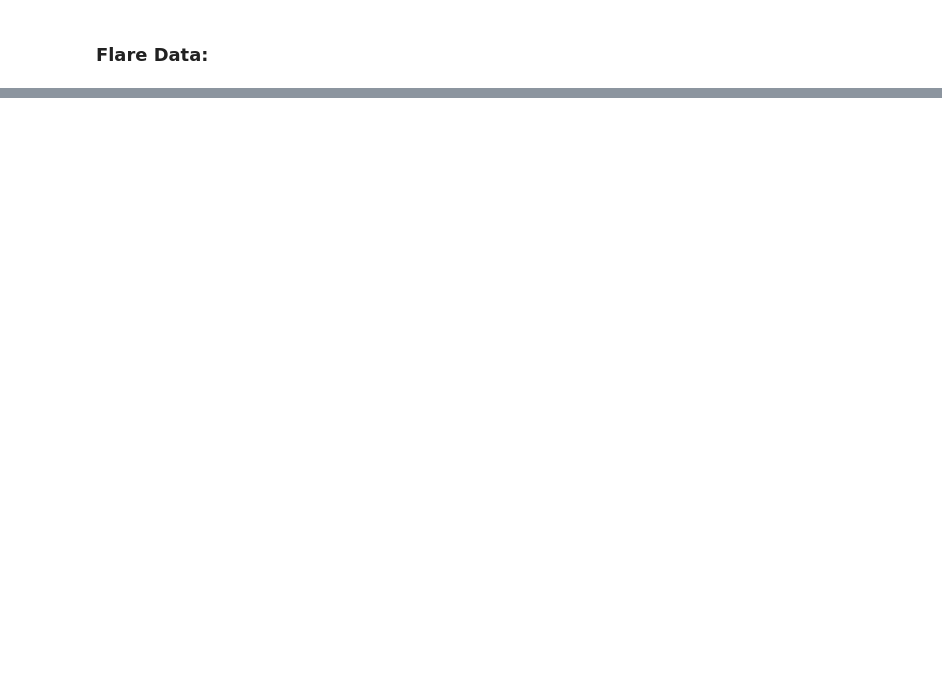
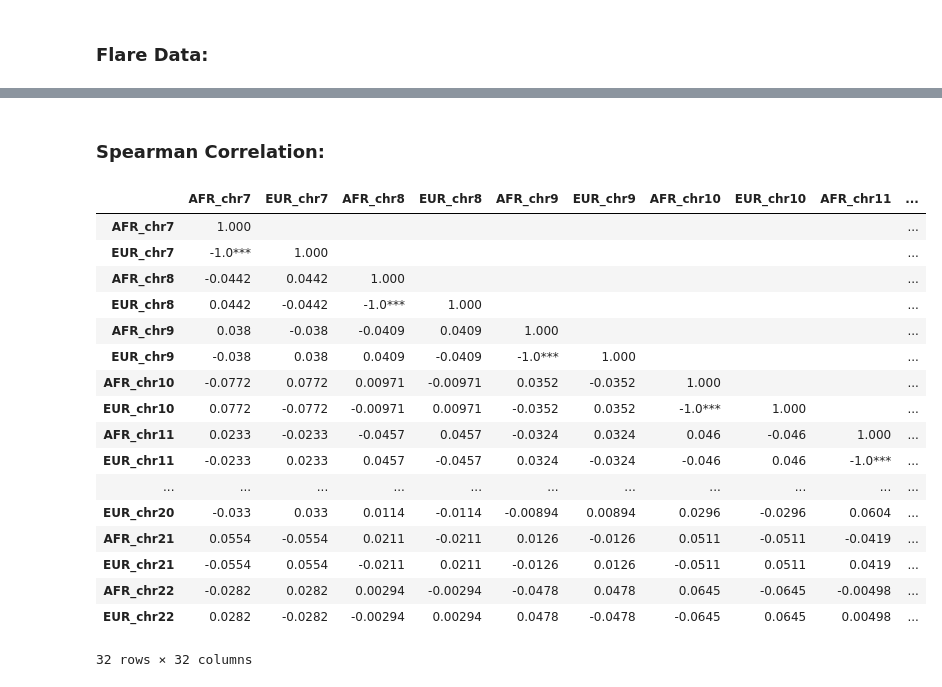
Before and after one commit to heart-gen/rfmix_reader-benchmarking, a Jupyter notebook: visualization/bivariate_tests/_h/working_notebook_mh.ipynb, the cells around one changed output, grey strips where cells are left out. Saved outputs shown, nothing was run; the diff lists cells and outputs as text; code cells hidden in the pictures; blank space fills up the shorter version.

```diff
--- a/visualization/bivariate_tests/_h/working_notebook_mh.ipynb
+++ b/visualization/bivariate_tests/_h/working_notebook_mh.ipynb
@@ -100,10 +100,11 @@ gt_data
 # %% [markdown]
 ### RFMix Data:
 # %%
-rfmix_path = Path(("/projects/p32505/users/manuel/rfmix_reader-benchmarking/input/simulations/two_populations/_m/rfmix-out/"))
-binary_path = 'rfmix_reader-benchmarking/input/real_data/rfmix-version/_m/binary_files/'
+rfmix_path = ("/projects/p32505/users/manuel/rfmix_reader-benchmarking/input/simulations/two_populations/_m/rfmix-out/")
+binary_path = ("/projects/p32505/users/manuel/rfmix_reader-benchmarking/input/real_data/rfmix-version/_m/binary_files/")
 
-rf_q, admix = rfmix_reader.read_rfmix(file_prefix = rfmix_path,
-                                     binary_dir = binary_path)
+loci, rf_q, admix = rfmix_reader.read_rfmix(file_prefix = rfmix_path,
+                                            binary_dir = binary_path,
+                                            verbose = True)
 # %% [output]
 Multiple RFMIX file sets read in this order: ['chr10', 'chr11', 'chr12', 'chr13', 'chr14', 'chr15', 'chr16', 'chr17', 'chr18', 'chr19', 'chr20', 'chr21', 'chr22', 'chr7', 'chr8', 'chr9']
@@ -110,0 +152,4 @@ KeyboardInterrupt:
+# %%
+rf_data = load_rfmix_data(rf_q)
+
+rf_data
@@ -112,0 +367,2 @@ KeyboardInterrupt:
+# %% [markdown]
+### Spearman Correlation:
@@ -112,0 +396,21 @@ KeyboardInterrupt:
+# %%
+spearman_corr_table(rf_data)
+# %% [output]
+|  | AFR_chr7 | EUR_chr7 | AFR_chr8 | EUR_chr8 | AFR_chr9 | EUR_chr9 | AFR_chr10 | EUR_chr10 | AFR_chr11 | ... |
+| AFR_chr7 | 1.000 |  |  |  |  |  |  |  |  | ... |
+| EUR_chr7 | -1.0*** | 1.000 |  |  |  |  |  |  |  | ... |
+| AFR_chr8 | -0.0442 | 0.0442 | 1.000 |  |  |  |  |  |  | ... |
+| EUR_chr8 | 0.0442 | -0.0442 | -1.0*** | 1.000 |  |  |  |  |  | ... |
+| AFR_chr9 | 0.038 | -0.038 | -0.0409 | 0.0409 | 1.000 |  |  |  |  | ... |
+| EUR_chr9 | -0.038 | 0.038 | 0.0409 | -0.0409 | -1.0*** | 1.000 |  |  |  | ... |
+| AFR_chr10 | -0.0772 | 0.0772 | 0.00971 | -0.00971 | 0.0352 | -0.0352 | 1.000 |  |  | ... |
+| EUR_chr10 | 0.0772 | -0.0772 | -0.00971 | 0.00971 | -0.0352 | 0.0352 | -1.0*** | 1.000 |  | ... |
+| AFR_chr11 | 0.0233 | -0.0233 | -0.0457 | 0.0457 | -0.0324 | 0.0324 | 0.046 | -0.046 | 1.000 | ... |
+| EUR_chr11 | -0.0233 | 0.0233 | 0.0457 | -0.0457 | 0.0324 | -0.0324 | -0.046 | 0.046 | -1.0*** | ... |
+| ... | ... | ... | ... | ... | ... | ... | ... | ... | ... | ... |
+| EUR_chr20 | -0.033 | 0.033 | 0.0114 | -0.0114 | -0.00894 | 0.00894 | 0.0296 | -0.0296 | 0.0604 | ... |
+| AFR_chr21 | 0.0554 | -0.0554 | 0.0211 | -0.0211 | 0.0126 | -0.0126 | 0.0511 | -0.0511 | -0.0419 | ... |
+| EUR_chr21 | -0.0554 | 0.0554 | -0.0211 | 0.0211 | -0.0126 | 0.0126 | -0.0511 | 0.0511 | 0.0419 | ... |
+| AFR_chr22 | -0.0282 | 0.0282 | 0.00294 | -0.00294 | -0.0478 | 0.0478 | 0.0645 | -0.0645 | -0.00498 | ... |
+| EUR_chr22 | 0.0282 | -0.0282 | -0.00294 | 0.00294 | 0.0478 | -0.0478 | -0.0645 | 0.0645 | 0.00498 | ... |
+32 rows × 32 columns
```
Also changed, not shown: parts of 19 cells of this notebook.
